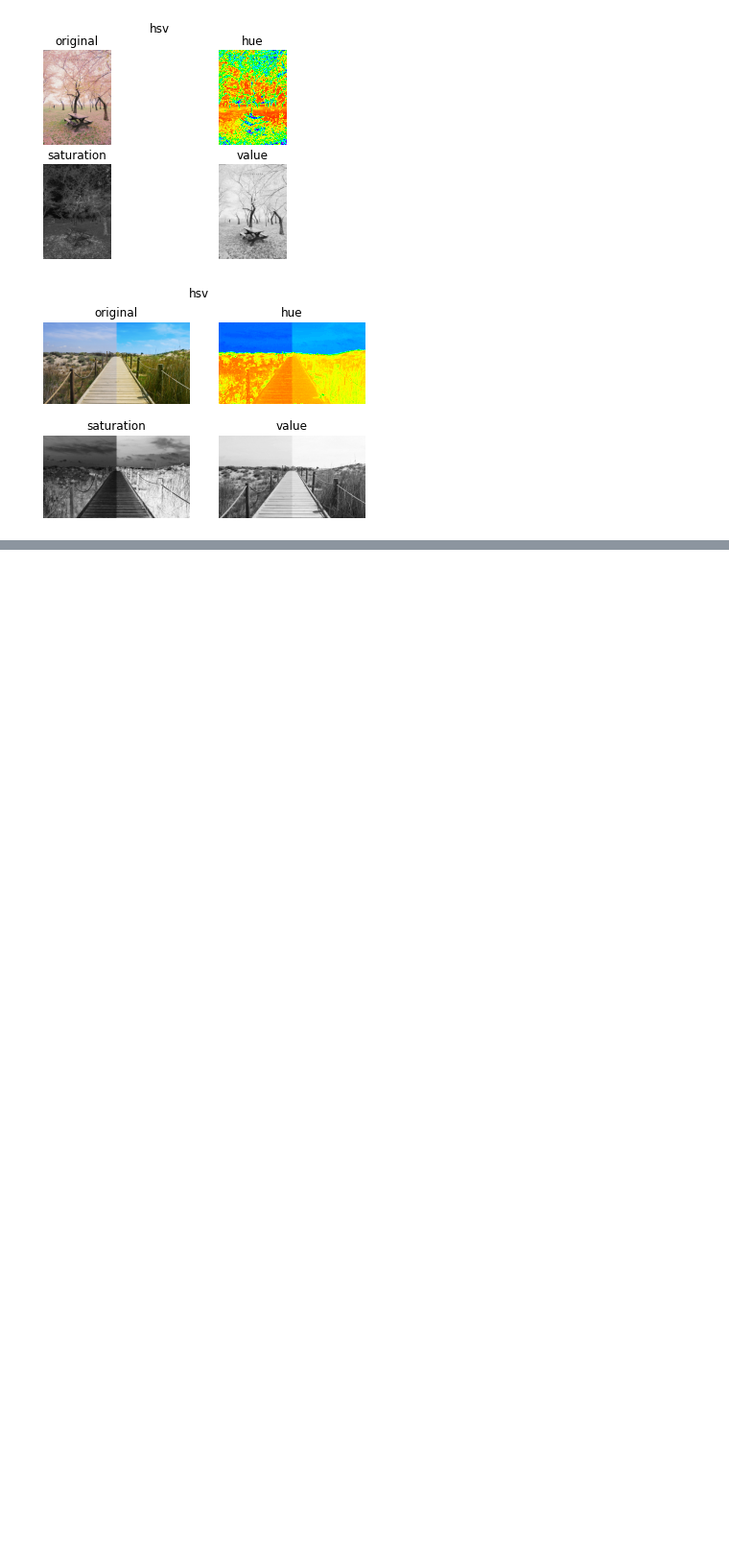
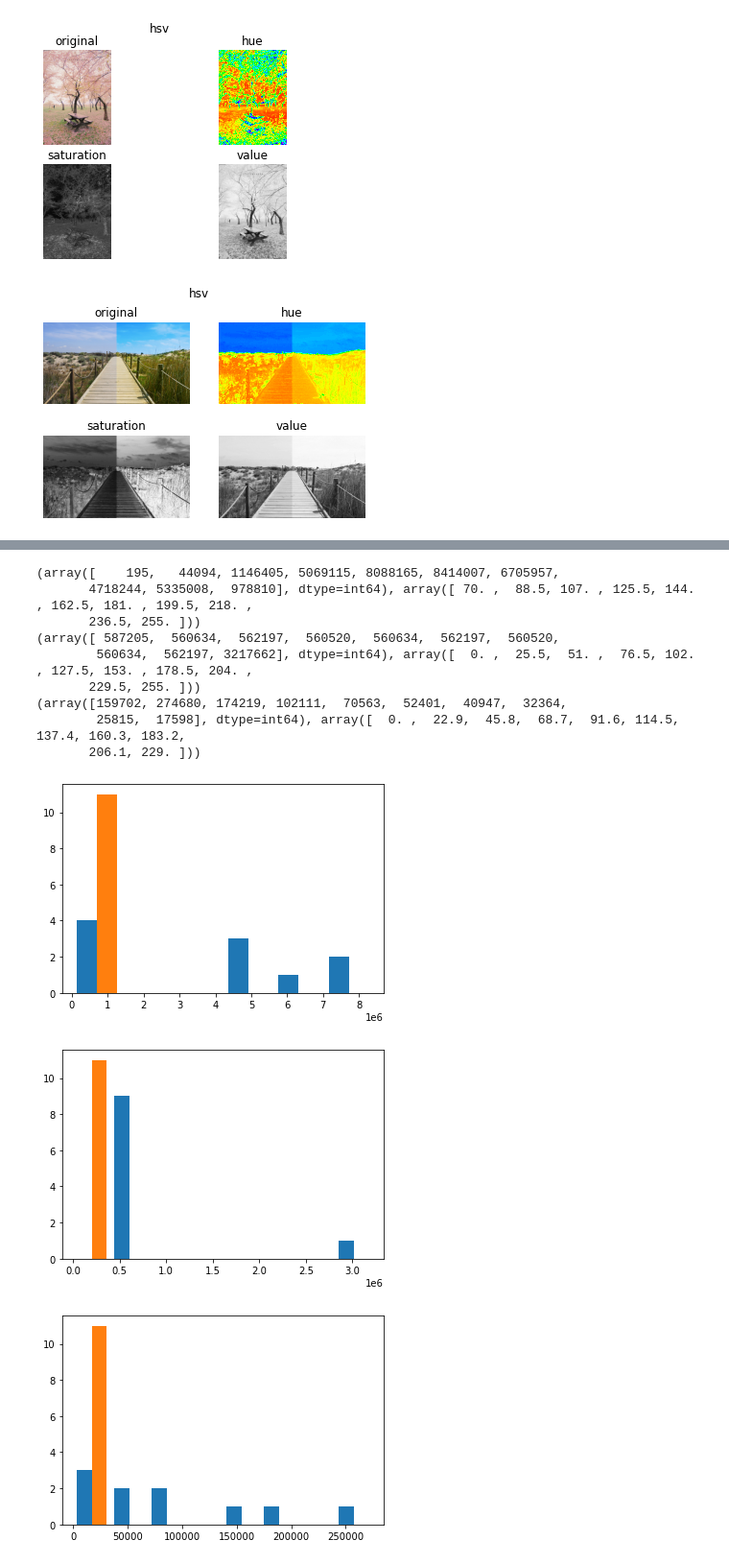
Before and after one commit to norhanreda/solutions-of-image-processing-labs, a Jupyter notebook: lab1/Lab1-std/Lab_1_std.ipynb, the cells around one changed output, grey strips where cells are left out. Shown at 96% size. Cells and saved outputs as stored; diff of their text form; code cells hidden in the pictures; blank space fills up the shorter version.

```diff
--- a/lab1/Lab1-std/Lab_1_std.ipynb
+++ b/lab1/Lab1-std/Lab_1_std.ipynb
@@ -265,14 +310,73 @@ http://scikit-image.org/docs/dev/api/skimage.util.html#skimage.util.random_noise
 # %%
 '''
 Requirement 3 (Histogram):
 
 1- For the given images ( in histogram folder):
     Read the image.
     Apply histogram and show it.
 Hint
     A) Use histogram (image) to get histogram. Try different values for nbins (256,64,8), What does it mean?
     B) and function(showHist) to draw it.
 ** 2- Draw a grey-scale image that has uniform histogram
 same number of pixels for all intensity levels) using code only. Let the size of the image be 256x256.
 use np.ones to draw image with ones.
 '''
+
+#imports
+import skimage.io as io
+
+# Show the figures / plots inside the notebook
+%matplotlib inline
+from skimage.color import rgb2gray,rgb2hsv
+import matplotlib.pyplot as plt
+import numpy as np
+from skimage.util import random_noise
+import numpy as np
+
+from skimage.exposure import histogram
+from matplotlib.pyplot import bar
+
+
+#fuctions
+
+# A)
+
+def histogram (image):
+ copy_image=np.copy(image)
+ hist=np.histogram(copy_image, bins=10)
+ return hist
+
+
+
+# B)
+
+def showHist(histogram_array):
+    print(histogram_array)
+    plt.figure()
+    plt.hist(histogram_array, bins='auto')
+
+
+
+hist_ex1=io.imread('histogram\ex1.jpg')
+hist_ex2=io.imread('histogram\ex2.png')
+hist_ex3=io.imread('histogram\ex3.png')
+
+hist1=histogram (hist_ex1)
+showHist(hist1)
+hist2=histogram (hist_ex2)
+showHist(hist2)
+hist3=histogram (hist_ex3)
+showHist(hist3)
+# %% [output]
+(array([    195,   44094, 1146405, 5069115, 8088165, 8414007, 6705957,
+       4718244, 5335008,  978810], dtype=int64), array([ 70. ,  88.5, 107. , 125.5, 144. , 162.5, 181. , 199.5, 218. ,
+       236.5, 255. ]))
+(array([ 587205,  560634,  562197,  560520,  560634,  562197,  560520,
+        560634,  562197, 3217662], dtype=int64), array([  0. ,  25.5,  51. ,  76.5, 102. , 127.5, 153. , 178.5, 204. ,
+       229.5, 255. ]))
+(array([159702, 274680, 174219, 102111,  70563,  52401,  40947,  32364,
+        25815,  17598], dtype=int64), array([  0. ,  22.9,  45.8,  68.7,  91.6, 114.5, 137.4, 160.3, 183.2,
+       206.1, 229. ]))
+[figure, added]
+[figure, added]
+[figure, added]
```
Also changed, not shown: parts of 2 cells of this notebook.
